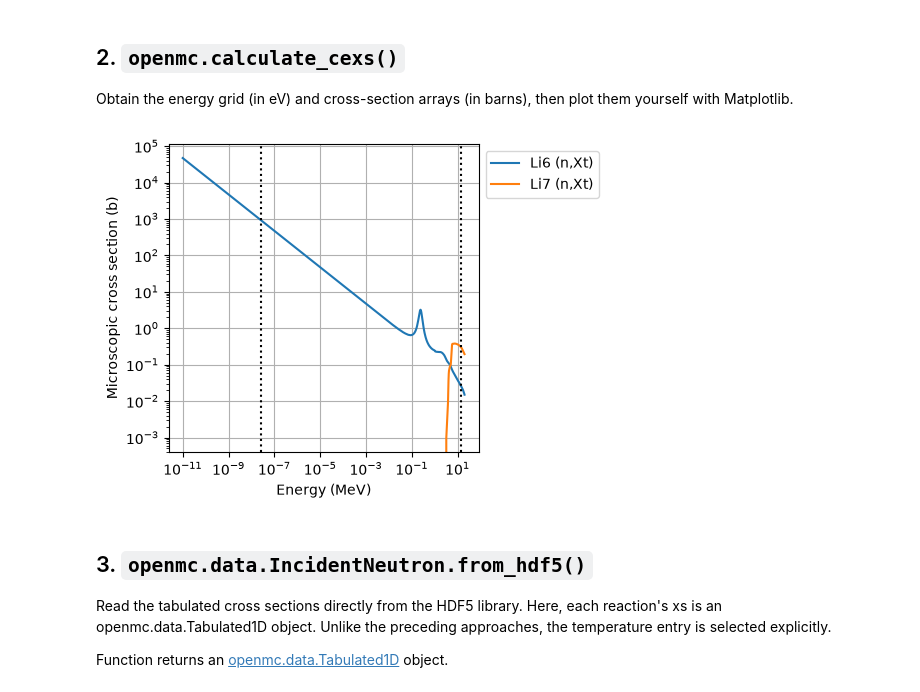
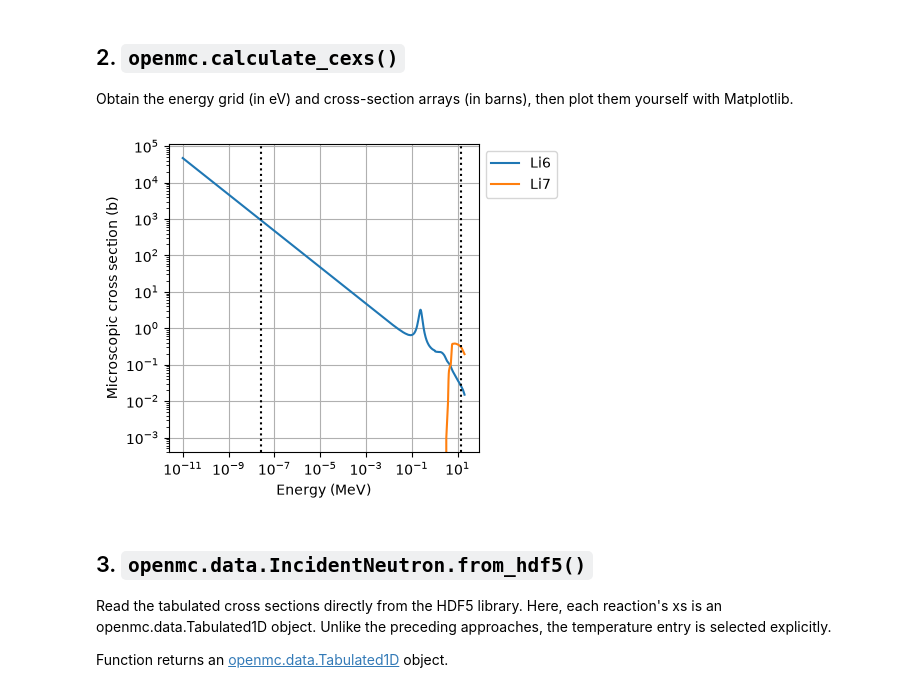
Before and after one commit to marypwchin/openmc-workbench, a Jupyter notebook: 1_cross_sections/1_0_survey_ways_to_plot.ipynb, the cells around one changed output. Drawn from its saved outputs; the diff is of its cells as text; code cells hidden in the pictures.

```diff
--- a/1_cross_sections/1_0_survey_ways_to_plot.ipynb
+++ b/1_cross_sections/1_0_survey_ways_to_plot.ipynb
@@ -73,16 +73,15 @@ Obtain the energy grid (in eV) and cross-section arrays (in barns), then plot th
 # %%
 fig, ax = plt.subplots(figsize=(4, 4))
 
 for nuclide, types in reactions.items():
     E, xs = openmc.plotter.calculate_cexs(
         nuclide, types, temperature=temperature_K,
     )
-    for reaction, values in zip(types, xs):
-        ax.plot(E / 1e6, values, label=f'{nuclide} {reaction}')
+    ax.plot(E / 1e6, xs.squeeze(), label=nuclide)
 
 format_ax(ax)
 # %% [output]
-[figure, old version]
+[figure, new version]
 # %% [markdown]
 ## 3. `openmc.data.IncidentNeutron.from_hdf5()`
 Read the tabulated cross sections directly from the HDF5 library. Here, each reaction's xs is an openmc.data.Tabulated1D object. Unlike the preceding approaches, the temperature entry is selected explicitly.
```
Also changed, not shown: 4 other files.
